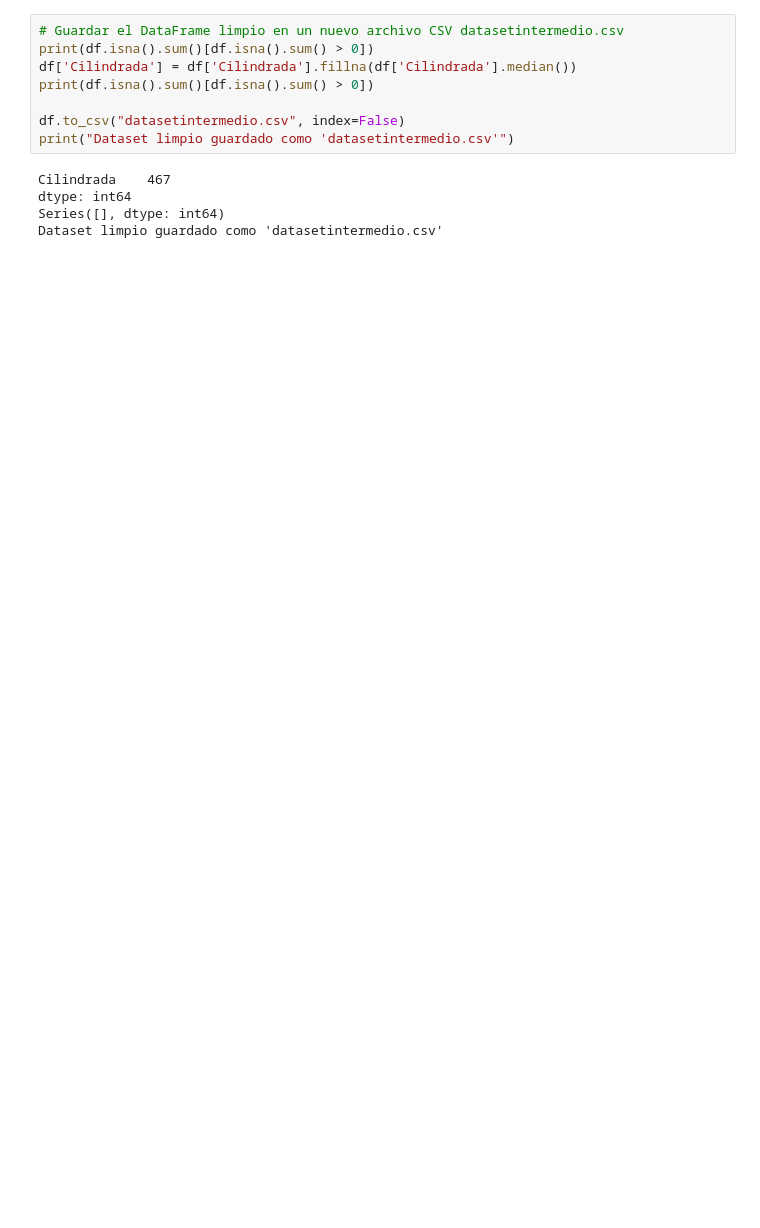
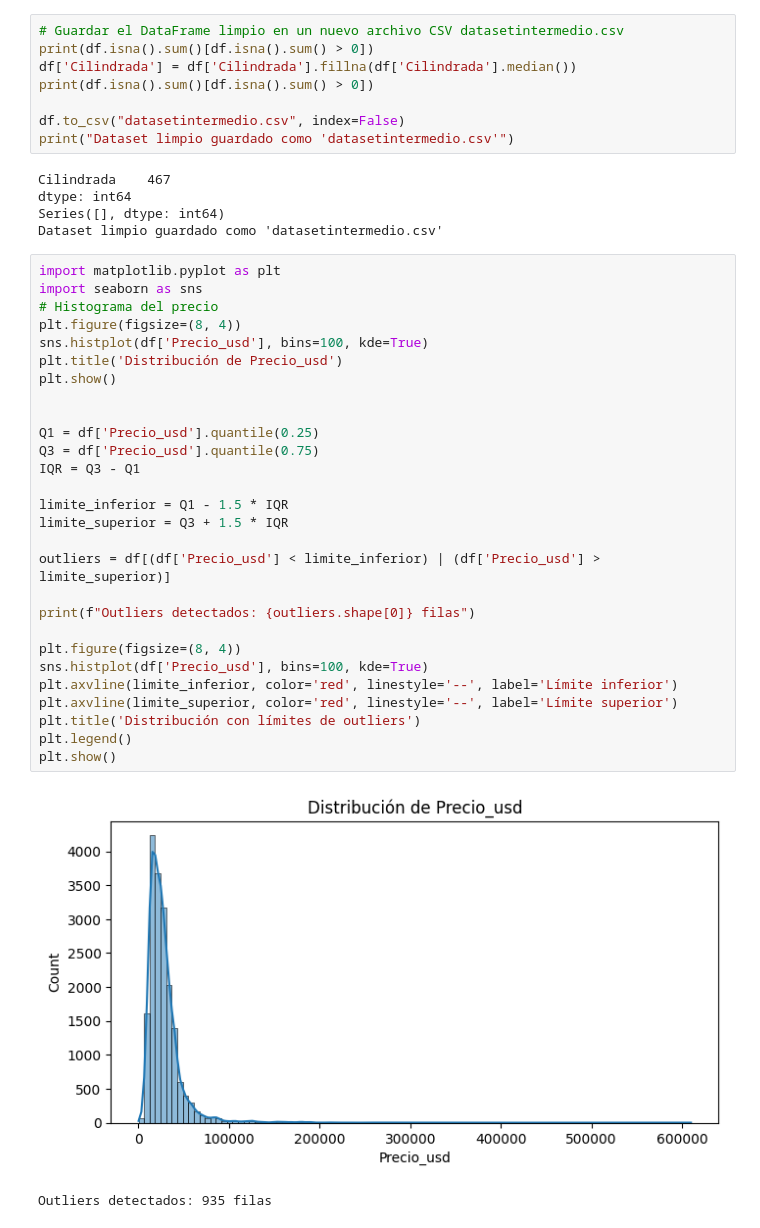
Before and after one commit to Sdomato/Proyecto-final-ML, a Jupyter notebook: datasetintermedio.ipynb, the cells around one changed output. Drawn from its saved outputs; the diff is of its cells as text; blank space fills up the shorter version.

```diff
--- a/datasetintermedio.ipynb
+++ b/datasetintermedio.ipynb
@@ -333,3 +333,34 @@ Cilindrada    467
 dtype: int64
 Series([], dtype: int64)
 Dataset limpio guardado como 'datasetintermedio.csv'
+# %%
+import matplotlib.pyplot as plt
+import seaborn as sns
+# Histograma del precio
+plt.figure(figsize=(8, 4))
+sns.histplot(df['Precio_usd'], bins=100, kde=True)
+plt.title('Distribución de Precio_usd')
+plt.show()
+
+
+Q1 = df['Precio_usd'].quantile(0.25)
+Q3 = df['Precio_usd'].quantile(0.75)
+IQR = Q3 - Q1
+
+limite_inferior = Q1 - 1.5 * IQR
+limite_superior = Q3 + 1.5 * IQR
+
+outliers = df[(df['Precio_usd'] < limite_inferior) | (df['Precio_usd'] > limite_superior)]
+
+print(f"Outliers detectados: {outliers.shape[0]} filas")
+
+plt.figure(figsize=(8, 4))
+sns.histplot(df['Precio_usd'], bins=100, kde=True)
+plt.axvline(limite_inferior, color='red', linestyle='--', label='Límite inferior')
+plt.axvline(limite_superior, color='red', linestyle='--', label='Límite superior')
+plt.title('Distribución con límites de outliers')
+plt.legend()
+plt.show()
+# %% [output]
+[figure, added]
+Outliers detectados: 935 filas
```
Also changed, not shown: parts of 2 cells of this notebook, 2 other files.
